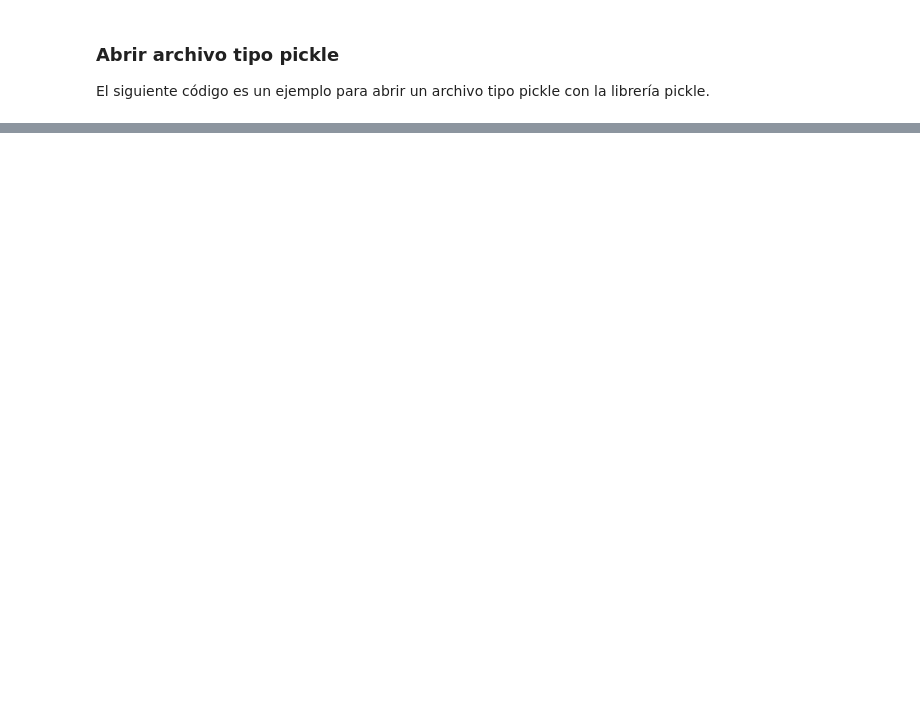
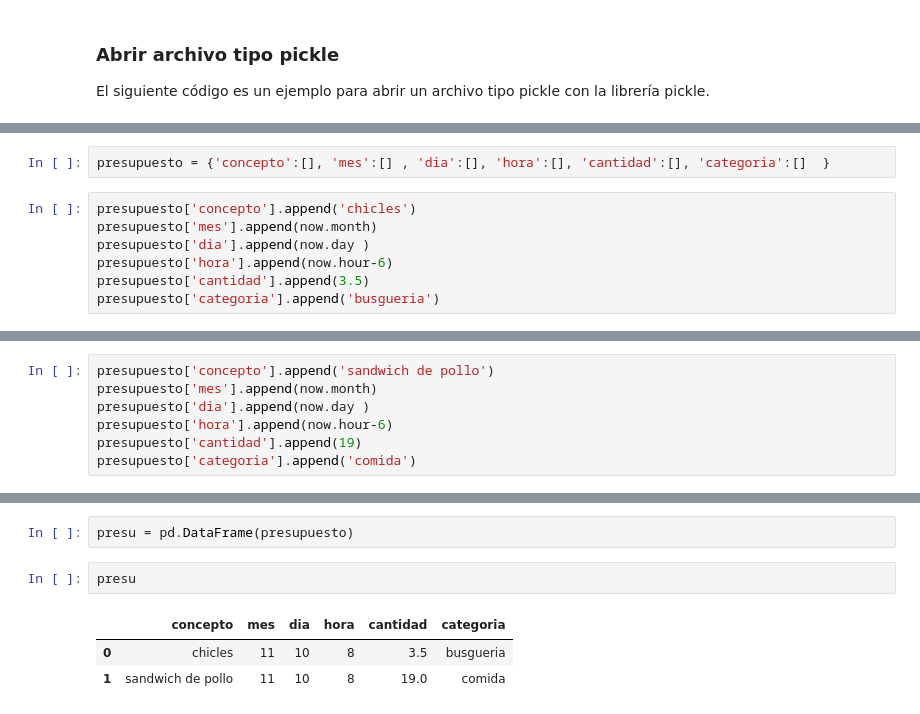
Before and after one commit to cosmocaos/Introduccion_a_Python, a Jupyter notebook: Entrada_y_Salida.ipynb, the cells around one changed output, grey strips where cells are left out. Drawn from its saved outputs; the diff is of its cells as text; blank space fills up the shorter version.

```diff
--- a/Entrada_y_Salida.ipynb
+++ b/Entrada_y_Salida.ipynb
@@ -190,0 +197,9 @@ filo
+# %%
+presupuesto = {'concepto':[], 'mes':[] , 'dia':[], 'hora':[], 'cantidad':[], 'categoria':[]  }
+# %%
+presupuesto['concepto'].append('chicles')
+presupuesto['mes'].append(now.month)
+presupuesto['dia'].append(now.day )
+presupuesto['hora'].append(now.hour-6)
+presupuesto['cantidad'].append(3.5)
+presupuesto['categoria'].append('busgueria')
@@ -190,0 +215,7 @@ filo
+# %%
+presupuesto['concepto'].append('sandwich de pollo')
+presupuesto['mes'].append(now.month)
+presupuesto['dia'].append(now.day )
+presupuesto['hora'].append(now.hour-6)
+presupuesto['cantidad'].append(19)
+presupuesto['categoria'].append('comida')
@@ -190,0 +231,8 @@ filo
+# %%
+presu = pd.DataFrame(presupuesto)
+# %%
+presu
+# %% [output]
+|  | concepto | mes | dia | hora | cantidad | categoria |
+| 0 | chicles | 11 | 10 | 8 | 3.5 | busgueria |
+| 1 | sandwich de pollo | 11 | 10 | 8 | 19.0 | comida |
```
Also changed, not shown: parts of 6 cells of this notebook.
